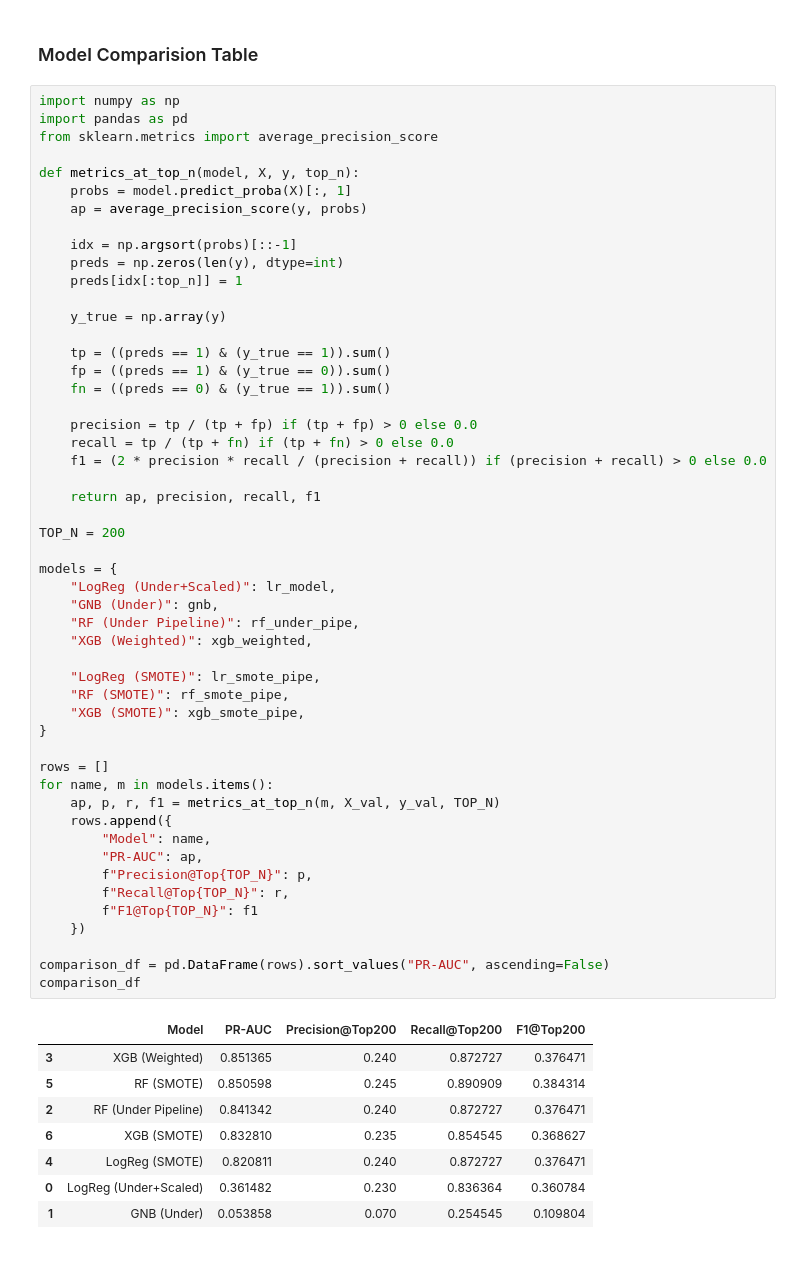
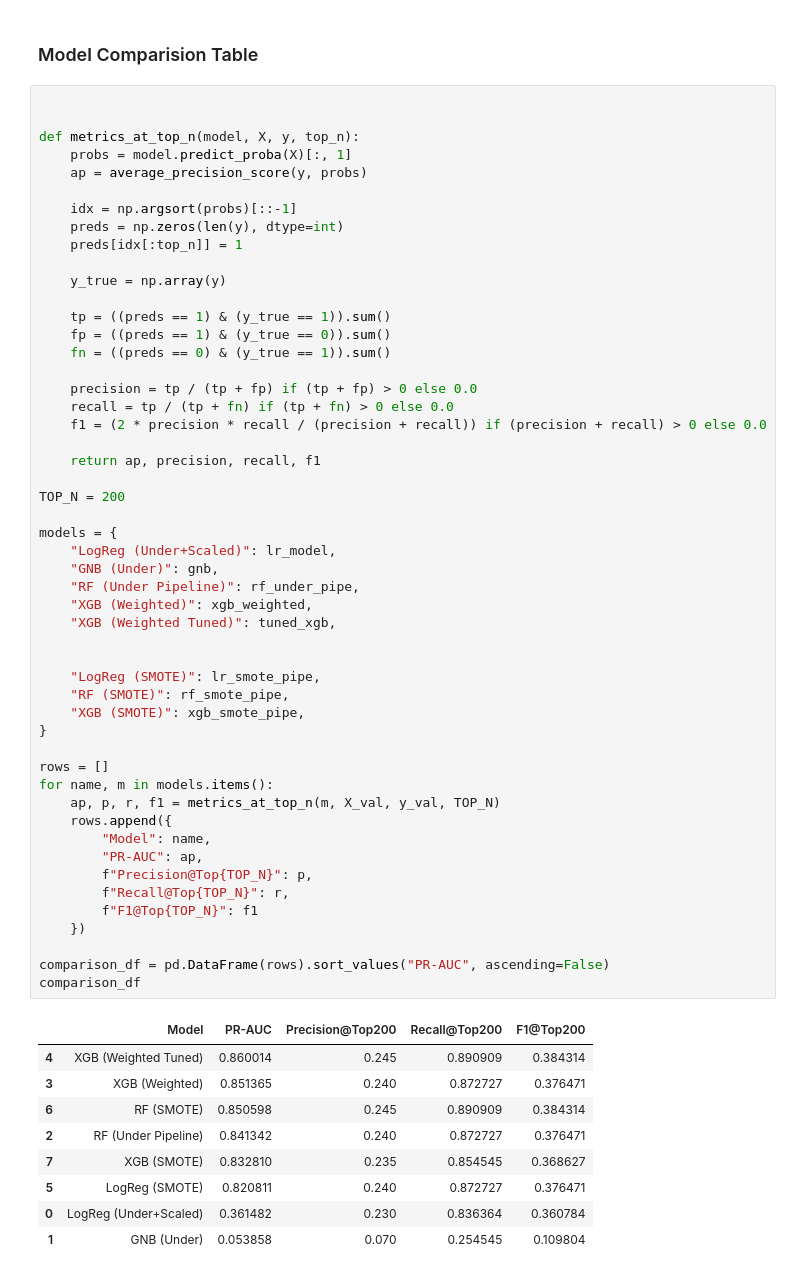
Before and after one commit to IsaacHusaiin/credit-card-fraud-detection, a Jupyter notebook: notebooks/MLP2.ipynb, the cells around one changed output. Saved outputs shown, nothing was run; the diff lists cells and outputs as text.

Commit message:
Hypertuned XGB and deleted duplicated imports

```diff
--- a/notebooks/MLP2.ipynb
+++ b/notebooks/MLP2.ipynb
@@ -661,9 +733,7 @@ Precision@Top200: 0.2050 | Recall@Top200: 0.7885 | F1@Top200: 0.3254
 # %% [markdown]
 ### Model Comparision Table
 # %%
-import numpy as np
-import pandas as pd
-from sklearn.metrics import average_precision_score
+
 
 def metrics_at_top_n(model, X, y, top_n):
     probs = model.predict_proba(X)[:, 1]
@@ -686,38 +756,41 @@ def metrics_at_top_n(model, X, y, top_n):
     return ap, precision, recall, f1
 
 TOP_N = 200
 
 models = {
     "LogReg (Under+Scaled)": lr_model,
     "GNB (Under)": gnb,
     "RF (Under Pipeline)": rf_under_pipe,
     "XGB (Weighted)": xgb_weighted,
+    "XGB (Weighted Tuned)": tuned_xgb,
+
 
     "LogReg (SMOTE)": lr_smote_pipe,
     "RF (SMOTE)": rf_smote_pipe,
     "XGB (SMOTE)": xgb_smote_pipe,
 }
 
 rows = []
 for name, m in models.items():
     ap, p, r, f1 = metrics_at_top_n(m, X_val, y_val, TOP_N)
     rows.append({
         "Model": name,
         "PR-AUC": ap,
         f"Precision@Top{TOP_N}": p,
         f"Recall@Top{TOP_N}": r,
         f"F1@Top{TOP_N}": f1
     })
 
 comparison_df = pd.DataFrame(rows).sort_values("PR-AUC", ascending=False)
 comparison_df
 # %% [output]
 |  | Model | PR-AUC | Precision@Top200 | Recall@Top200 | F1@Top200 |
+| 4 | XGB (Weighted Tuned) | 0.860014 | 0.245 | 0.890909 | 0.384314 |
 | 3 | XGB (Weighted) | 0.851365 | 0.240 | 0.872727 | 0.376471 |
-| 5 | RF (SMOTE) | 0.850598 | 0.245 | 0.890909 | 0.384314 |
+| 6 | RF (SMOTE) | 0.850598 | 0.245 | 0.890909 | 0.384314 |
 | 2 | RF (Under Pipeline) | 0.841342 | 0.240 | 0.872727 | 0.376471 |
-| 6 | XGB (SMOTE) | 0.832810 | 0.235 | 0.854545 | 0.368627 |
-| 4 | LogReg (SMOTE) | 0.820811 | 0.240 | 0.872727 | 0.376471 |
+| 7 | XGB (SMOTE) | 0.832810 | 0.235 | 0.854545 | 0.368627 |
+| 5 | LogReg (SMOTE) | 0.820811 | 0.240 | 0.872727 | 0.376471 |
 | 0 | LogReg (Under+Scaled) | 0.361482 | 0.230 | 0.836364 | 0.360784 |
 | 1 | GNB (Under) | 0.053858 | 0.070 | 0.254545 | 0.109804 |
 # %%
```
Also changed, not shown: parts of 15 cells of this notebook.
